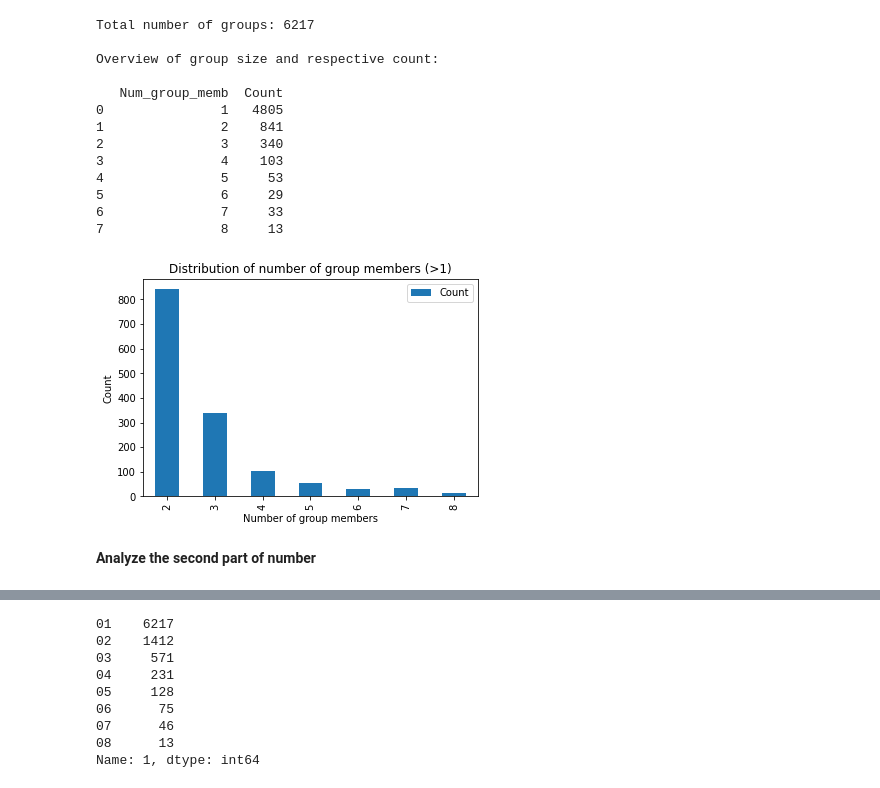
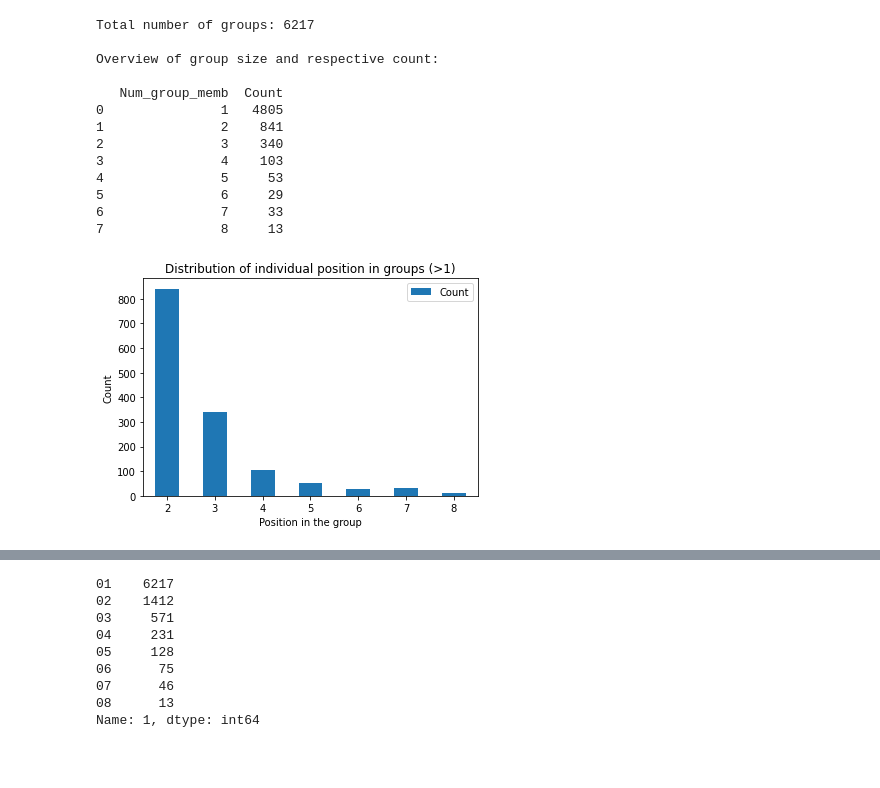
Before and after one commit to PatrickSVM/Spaceship-Titanic-Kaggle-Challenge, a Jupyter notebook: Spaceship_Titanic.ipynb, the cells around one changed output, grey strips where cells are left out. Drawn from its saved outputs; the diff is of its cells as text; code cells hidden in the pictures; blank space fills up the shorter version.

```diff
--- a/Spaceship_Titanic.ipynb
+++ b/Spaceship_Titanic.ipynb
@@ -89,6 +84,10 @@ Data columns (total 14 columns):
  13  Transported   8693 non-null   bool
 dtypes: bool(1), float64(6), object(7)
 memory usage: 891.5+ KB
+# %%
+# We can see that CryoSleep and VIP contain boolean values but are saved as objects
+# We need to transform them for later analysis
+train[["CryoSleep", "VIP"]] = train[["CryoSleep", "VIP"]].astype(bool)
 # %%
 # Show description of all numeric features
 train.describe(include=float).applymap(lambda x: f"{x:0.2f}") # Round to 2 decimals
@@ -347,15 +349,16 @@ Overview of group size and respective count:
 6               7     33
 7               8     13
 # %%
+# Look at the according position number that are represented by the second part of the PassengerID
+# Just to show that it makes sense (so 6217 groups, so there needs to be a 01 exactly 6217 times, etc.)
 num_how_often[(num_how_often.Num_group_memb > 1)].plot(x="Num_group_memb",
                                                        y="Count",
                                                        kind="bar",
                                                        ylabel="Count",
-                                                       xlabel="Number of group members",
-                                                       title="Distribution of number of group members (>1)",
-                                                       legend=True)
+                                                       xlabel="Position in the group",
+                                                       title="Distribution of individual position in groups (>1)",
+                                                       legend=True,
+                                                       rot=0)
 plt.show()
 # %% [output]
-[figure, old version]
+[figure, new version]
-# %% [markdown]
-**Analyze the second part of number**
```
Also changed, not shown: parts of 18 cells of this notebook.
